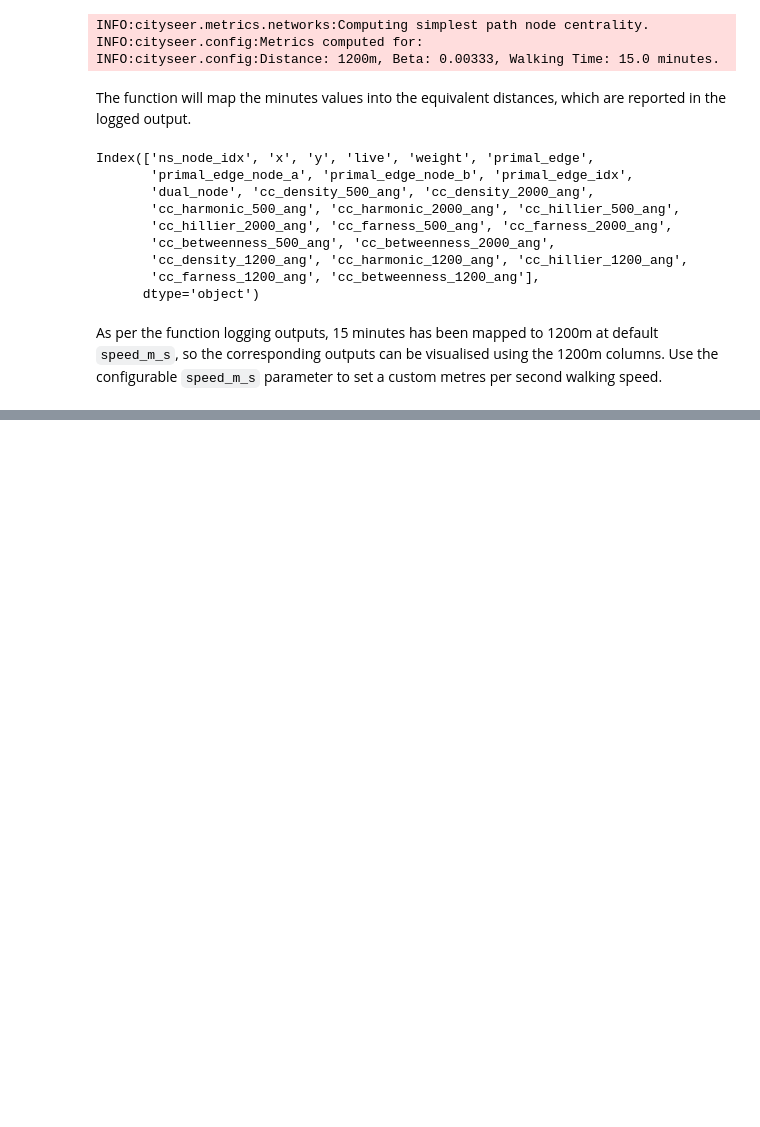
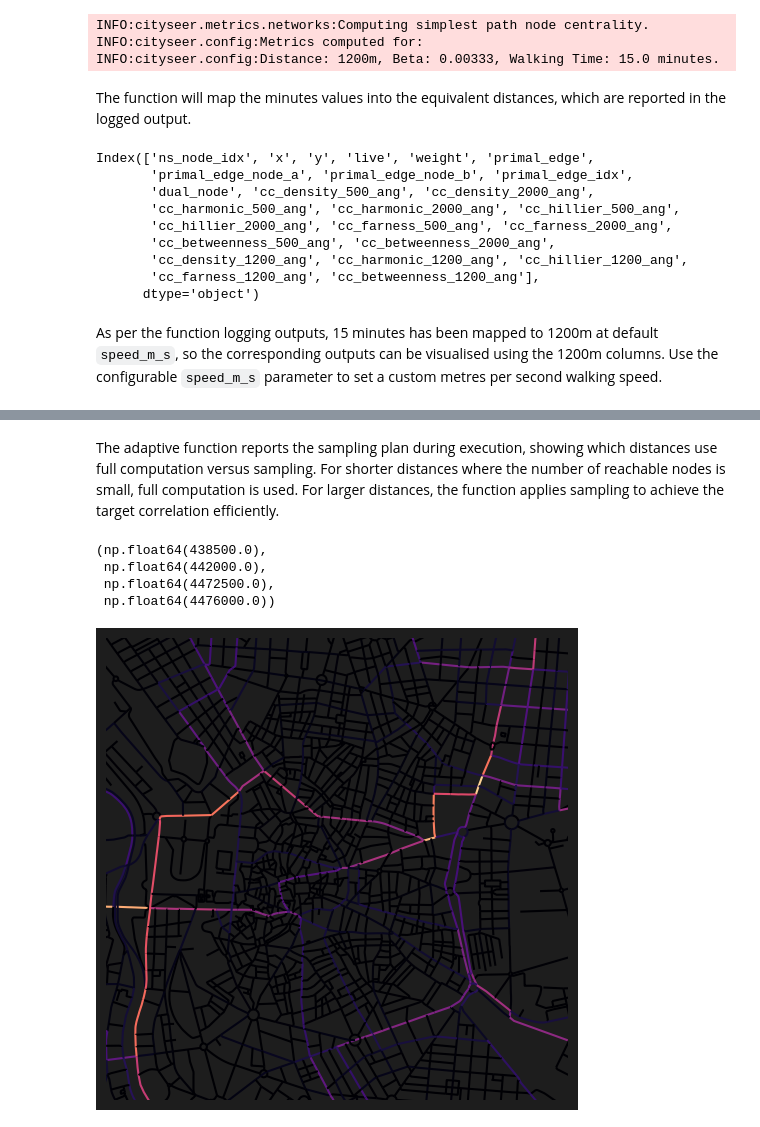
Before and after one commit to benchmark-urbanism/cityseer-examples, a Jupyter notebook: recipes/centrality/gpd_angular_centrality.ipynb, the cells around one changed output, grey strips where cells are left out. Saved outputs shown, nothing was run; the diff lists cells and outputs as text; code cells hidden in the pictures; blank space fills up the shorter version.

```diff
--- a/recipes/centrality/gpd_angular_centrality.ipynb
+++ b/recipes/centrality/gpd_angular_centrality.ipynb
@@ -157,0 +164,9 @@ ax.axis(False)
+# %%
+distances = [500, 2000, 5000, 10000]
+nodes_gdf = networks.node_centrality_simplest_adaptive(
+    network_structure=network_structure,
+    nodes_gdf=nodes_gdf,
+    distances=distances,
+    target_rho=0.95,
+)
+nodes_gdf.columns
@@ -157,0 +205,19 @@ ax.axis(False)
+# %% [markdown]
+The adaptive function reports the sampling plan during execution, showing which distances use full computation versus sampling. For shorter distances where the number of reachable nodes is small, full computation is used. For larger distances, the function applies sampling to achieve the target correlation efficiently.
+# %%
+fig, ax = plt.subplots(1, 1, figsize=(8, 6), facecolor="#1d1d1d")
+nodes_gdf.plot(
+    column="cc_betweenness_10000_ang",
+    cmap="magma",
+    legend=False,
+    ax=ax,
+)
+ax.set_xlim(438500, 438500 + 3500)
+ax.set_ylim(4472500, 4472500 + 3500)
+ax.axis(False)
+# %% [output]
+(np.float64(438500.0),
+ np.float64(442000.0),
+ np.float64(4472500.0),
+ np.float64(4476000.0))
+[figure, added]
```
Also changed, not shown: parts of 3 cells of this notebook, 3 other files.
